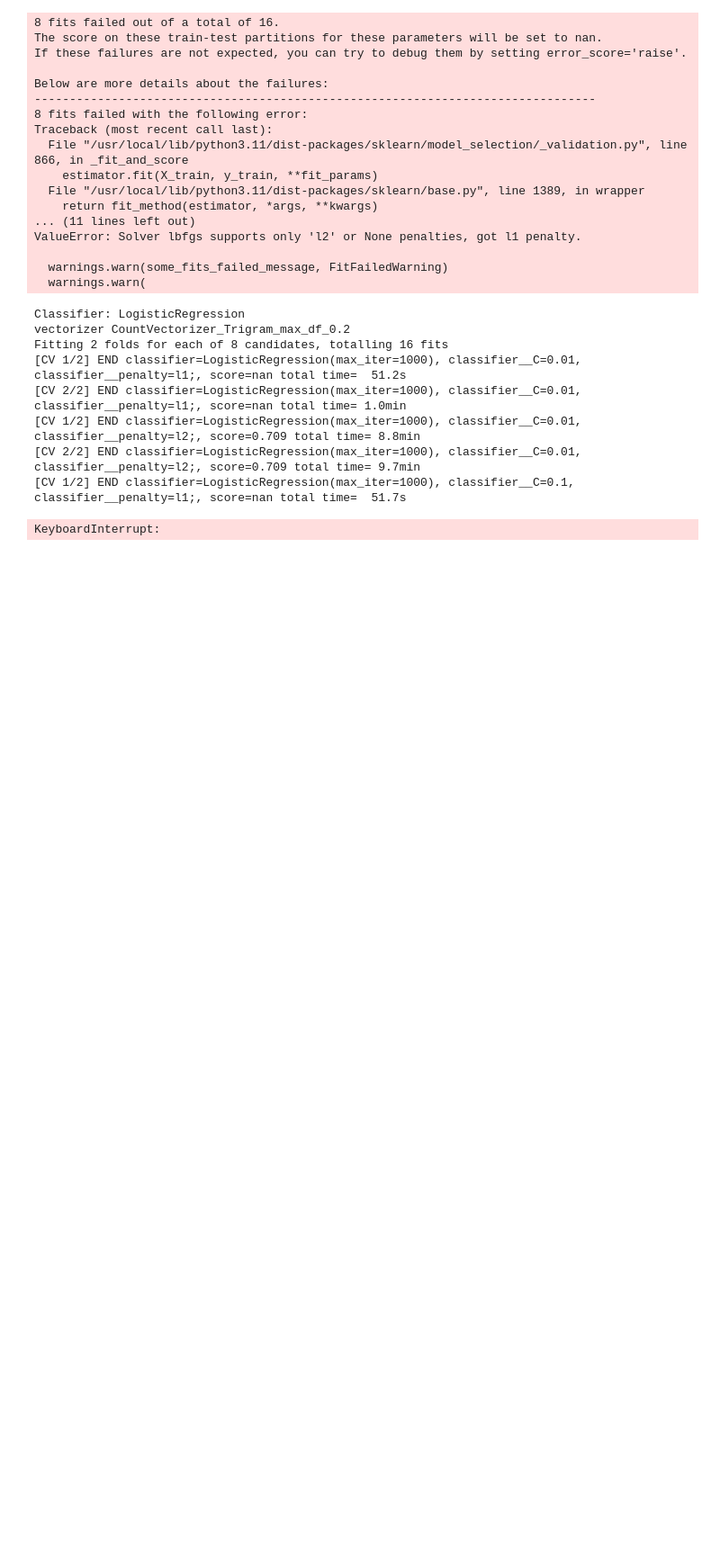
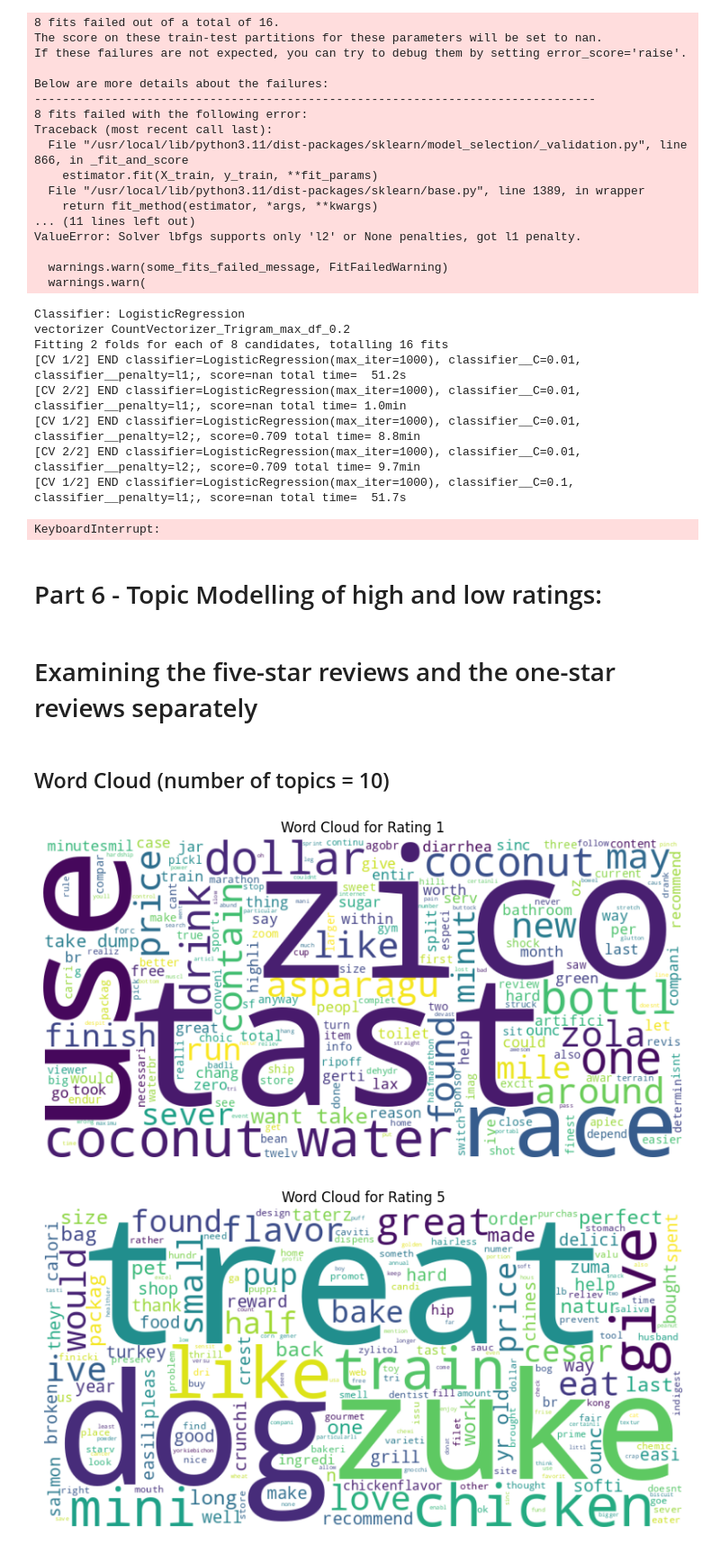
Before and after one commit to HWhr3000/F21AA_Kaggle_Amazon_review, a Jupyter notebook: Notebooks/F21AA_CW2_Pratibha_ToBeMerged.ipynb, the cells around one changed output. Shown at 90% size. Drawn from its saved outputs; the diff is of its cells as text; code cells hidden in the pictures; blank space fills up the shorter version.

Commit message:
Update F21AA_CW2_Pratibha_ToBeMerged.ipynb
Added word clouds, topic modelling, hierarchical Clustering

```diff
--- a/Notebooks/F21AA_CW2_Pratibha_ToBeMerged.ipynb
+++ b/Notebooks/F21AA_CW2_Pratibha_ToBeMerged.ipynb
@@ -1122,3 +1292,46 @@ Fitting 2 folds for each of 8 candidates, totalling 16 fits
 [CV 2/2] END classifier=LogisticRegression(max_iter=1000), classifier__C=0.01, classifier__penalty=l2;, score=0.709 total time= 9.7min
 [CV 1/2] END classifier=LogisticRegression(max_iter=1000), classifier__C=0.1, classifier__penalty=l1;, score=nan total time=  51.7s
 KeyboardInterrupt:
+# %% [markdown]
+# Part 6 - Topic Modelling of high and low ratings:
+# %% [markdown]
+# Examining the five-star reviews and the one-star reviews separately
+# %% [markdown]
+## Word Cloud (number of topics = 10)
+# %%
+from wordcloud import WordCloud
+import matplotlib.pyplot as plt
+
+# Function to generate word cloud for a given rating
+def generate_word_cloud(rating):
+    # Filtering reviews for the given rating
+    reviews_for_rating = train_data[train_data['Score'] == rating]['Preprocessed_Review']
+    top_comments_r1 = reviews_for_rating.sort_values(ascending=False).head(10)
+
+    # Combining all reviews into a single string
+    all_reviews = ' '.join(top_comments_r1)
+
+    # Create custom stopwords list
+    custom_stopwords = {'product', 'amazon'}
+
+    # Generating word cloud with custom stopwords
+    wordcloud = WordCloud(
+        width=800,
+        height=400,
+        background_color='white',
+        stopwords=custom_stopwords
+    ).generate(all_reviews)
+
+    # Plotting the word cloud
+    plt.figure(figsize=(10, 6))
+    plt.imshow(wordcloud, interpolation='bilinear')
+    plt.title(f'Word Cloud for Rating {rating}')
+    plt.axis('off')
+    plt.show()
+
+# To generate word clouds for each rating (1 and 5)
+generate_word_cloud(1)
+generate_word_cloud(5)
+# %% [output]
+[figure, added]
+[figure, added]
```
Also changed, not shown: parts of 29 cells of this notebook.
